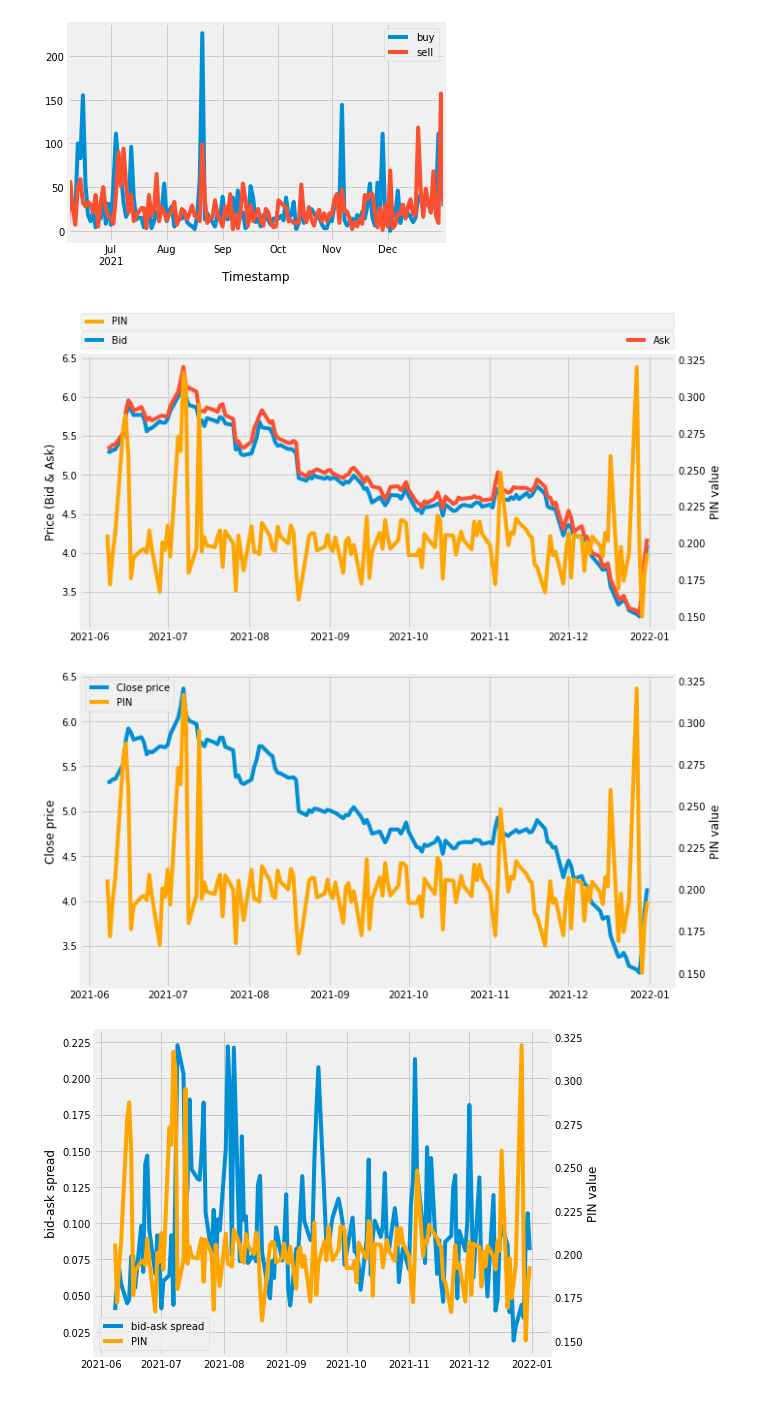
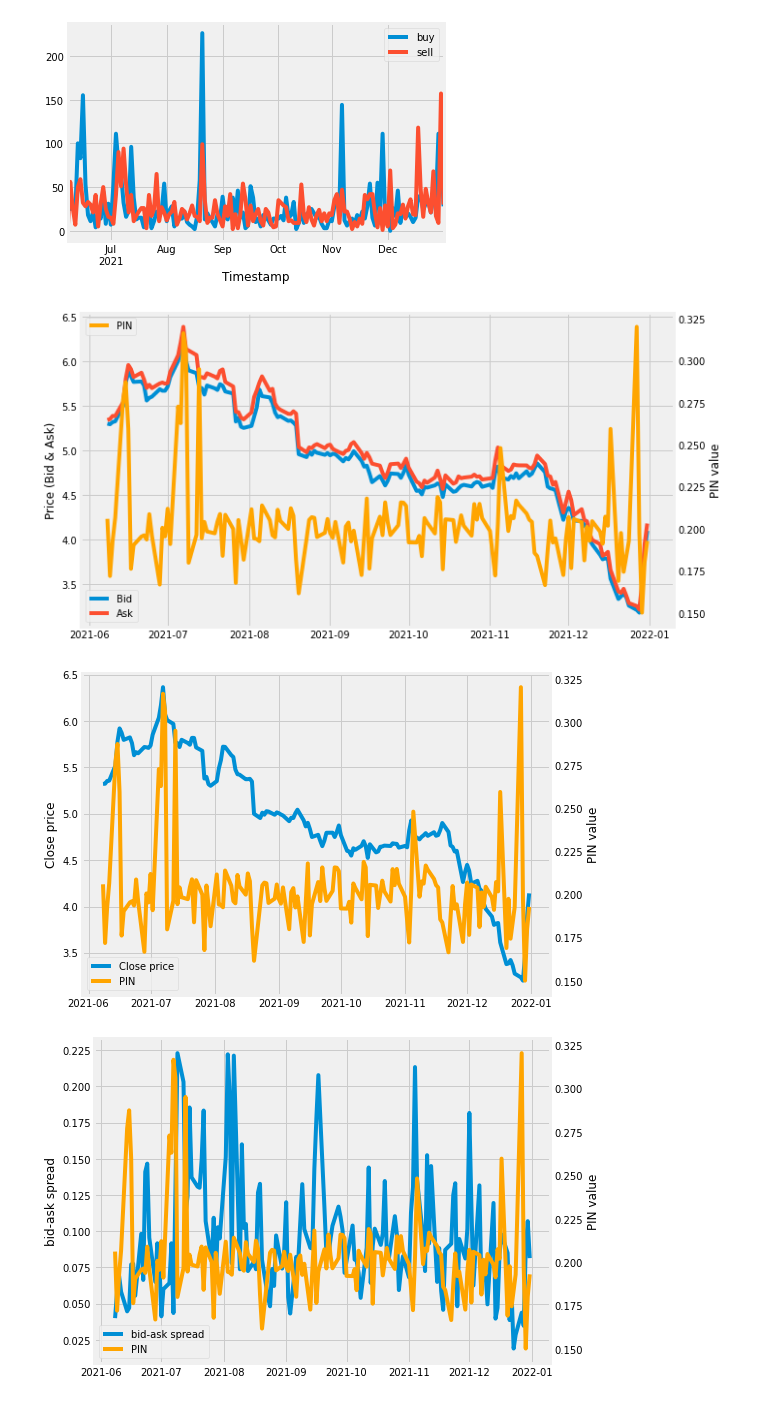
Before and after one commit to GuillaumePv/pin_surrogate_model, a Jupyter notebook: demo.ipynb, the cells around one changed output. Cells and saved outputs as stored; diff of their text form; code cells hidden in the pictures.

Commit message:
update graphs

```diff
--- a/demo.ipynb
+++ b/demo.ipynb
@@ -250,32 +250,30 @@ l2 = ax.plot(graph_merge.index,graph_merge["Ask Close"],label="Ask")
 ax2 = ax.twinx()
 l3, = ax2.plot(graph_merge.index, graph_merge.PIN,color="orange",label="PIN")
 ax2.set_ylabel(r"PIN value")
-ax.legend(bbox_to_anchor=(0,1.02,1,0.2), loc="lower left",
-                mode="expand", borderaxespad=0, ncol=2)
-ax2.legend(bbox_to_anchor=(0,1.02,1,0.2), loc="center",
-                mode="expand", borderaxespad=0, ncol=1)
+ax.legend(loc="lower left")
+ax2.legend(loc="upper left")
 plt.xlabel(r"Date")
 plt.tight_layout()
 
 plt.grid(False)
 plt.savefig(folder_results+"/bid_ask_pin_evo.png")
 # %% [output]
-[figure, old version]
+[figure, new version]
 # %%
-fig,ax = plt.subplots(figsize=(10,5))
+fig,ax = plt.subplots(figsize=(8,5))
 l1, = ax.plot(graph_merge.index,graph_merge.midpoint)
 ax.set_ylabel(r"Close price")
 ax2 = ax.twinx()
 l2, = ax2.plot(graph_merge.index, graph_merge.PIN,color="orange")
 ax2.set_ylabel(r"PIN value")
 
 plt.legend([l1, l2],["Close price", "PIN"])
 plt.xlabel(r"Date")
 plt.tight_layout()
 plt.grid(False)
 plt.savefig(folder_results+"/close_price_pin.png")
 # %% [output]
-[figure, old version]
+[figure, new version]
 # %%
 fig,ax = plt.subplots(figsize=(8,5))
 l1, = ax.plot(graph_merge.index,graph_merge["bid-ask spread"])
```
Also changed, not shown: parts of 1 cell of this notebook, 50 other files.
